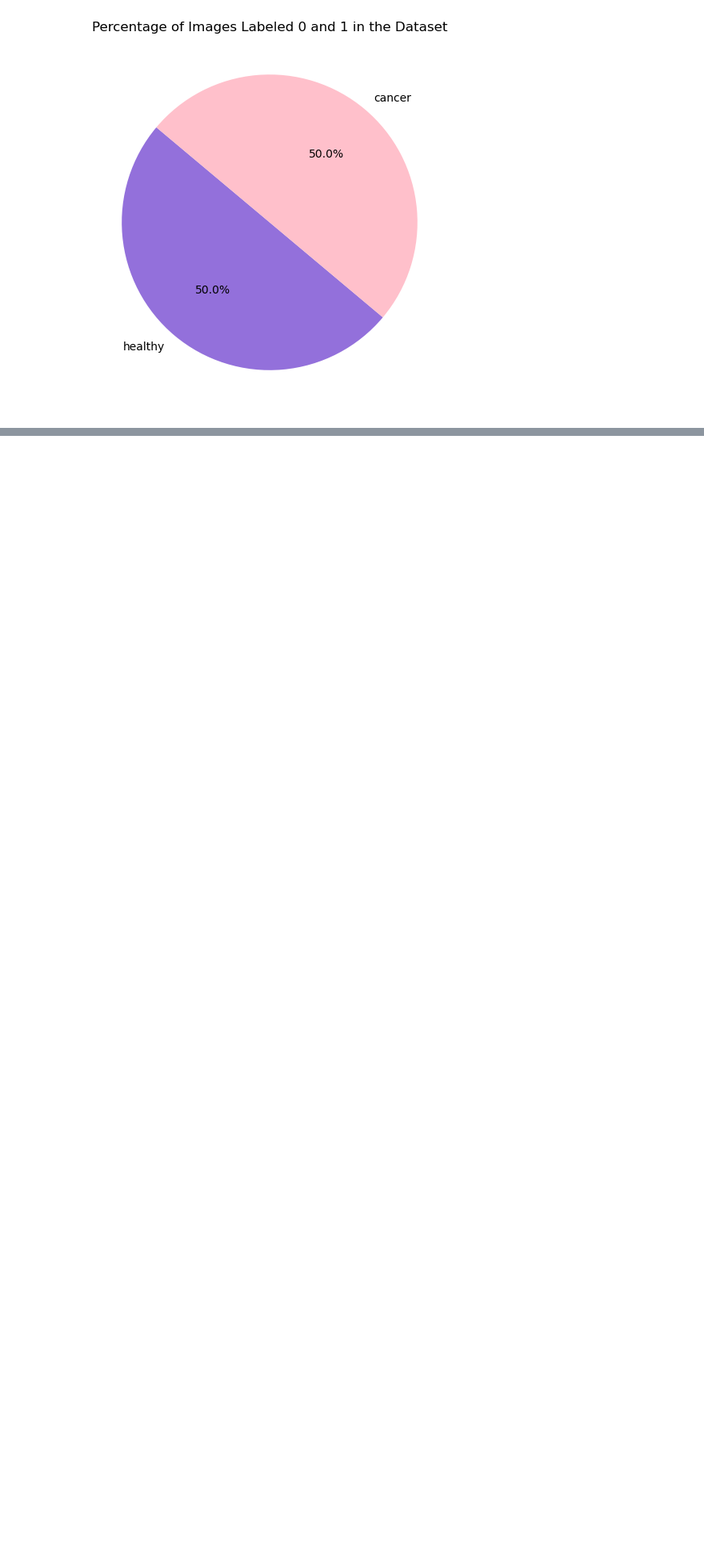
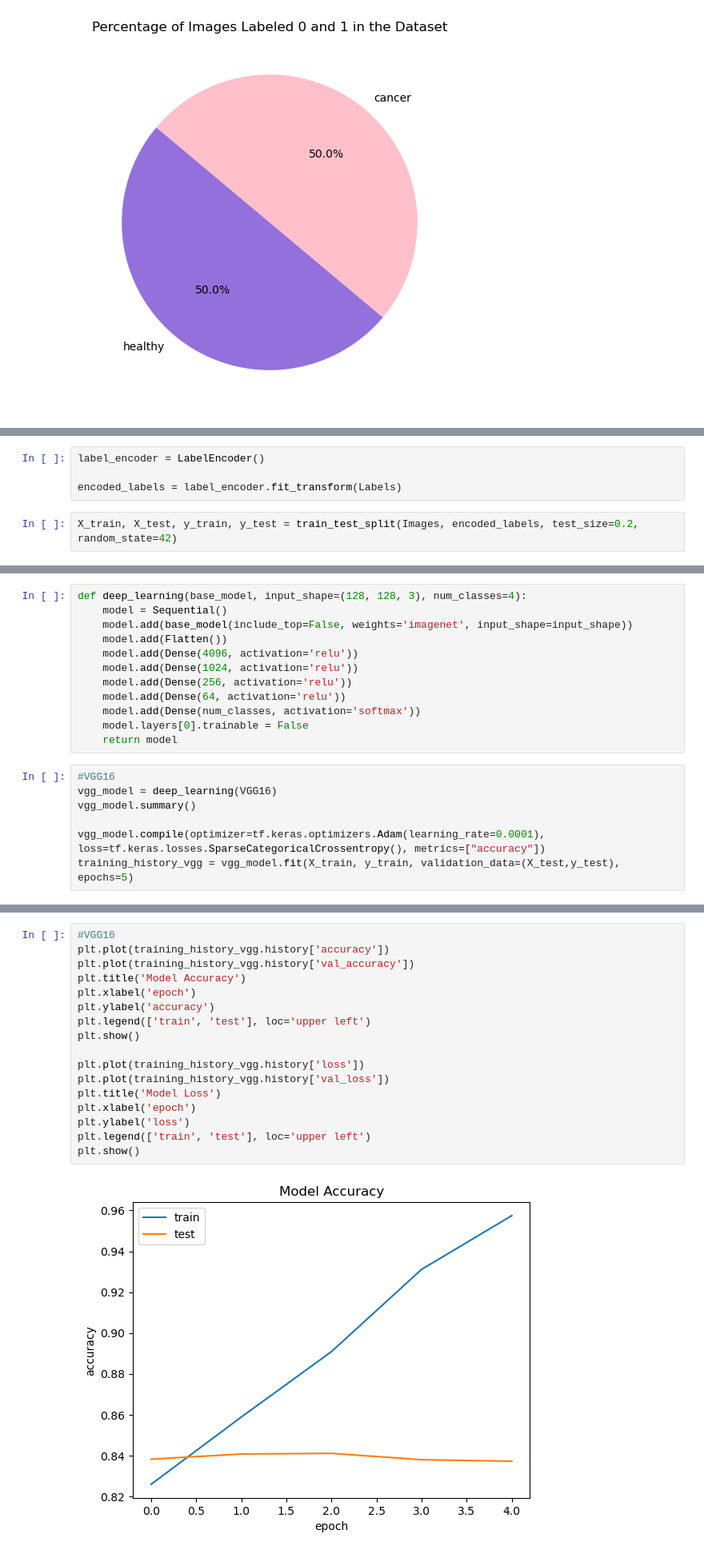
Before and after one commit to iremhttp/Breast-Cancer-Detection, a Jupyter notebook: main.ipynb, the cells around one changed output, grey strips where cells are left out. Shown at 80% size. Cells and saved outputs as stored; diff of their text form; blank space fills up the shorter version.

Commit message:
Modelling updated

```diff
--- a/main.ipynb
+++ b/main.ipynb
@@ -442,0 +463,6 @@ plt.show()
+# %%
+label_encoder = LabelEncoder()
+
+encoded_labels = label_encoder.fit_transform(Labels)
+# %%
+X_train, X_test, y_train, y_test = train_test_split(Images, encoded_labels, test_size=0.2, random_state=42)
@@ -444,0 +476,19 @@ plt.show()
+# %%
+def deep_learning(base_model, input_shape=(128, 128, 3), num_classes=4):
+    model = Sequential()
+    model.add(base_model(include_top=False, weights='imagenet', input_shape=input_shape))
+    model.add(Flatten())
+    model.add(Dense(4096, activation='relu'))
+    model.add(Dense(1024, activation='relu'))
+    model.add(Dense(256, activation='relu'))
+    model.add(Dense(64, activation='relu'))
+    model.add(Dense(num_classes, activation='softmax'))
+    model.layers[0].trainable = False
+    return model
+# %%
+#VGG16
+vgg_model = deep_learning(VGG16)
+vgg_model.summary()
+
+vgg_model.compile(optimizer=tf.keras.optimizers.Adam(learning_rate=0.0001), loss=tf.keras.losses.SparseCategoricalCrossentropy(), metrics=["accuracy"])
+training_history_vgg = vgg_model.fit(X_train, y_train, validation_data=(X_test,y_test), epochs=5)
@@ -444,0 +564,19 @@ plt.show()
+# %%
+#VGG16
+plt.plot(training_history_vgg.history['accuracy'])
+plt.plot(training_history_vgg.history['val_accuracy'])
+plt.title('Model Accuracy')
+plt.xlabel('epoch')
+plt.ylabel('accuracy')
+plt.legend(['train', 'test'], loc='upper left')
+plt.show()
+
+plt.plot(training_history_vgg.history['loss'])
+plt.plot(training_history_vgg.history['val_loss'])
+plt.title('Model Loss')
+plt.xlabel('epoch')
+plt.ylabel('loss')
+plt.legend(['train', 'test'], loc='upper left')
+plt.show()
+# %% [output]
+[figure, added]
```
Also changed, not shown: parts of 14 cells of this notebook.
